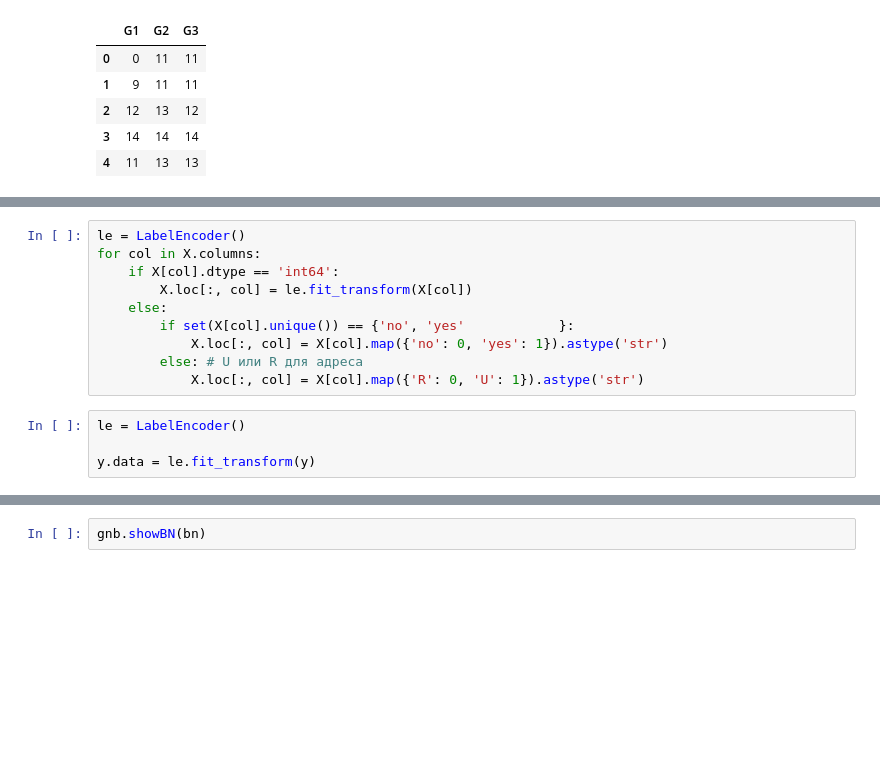
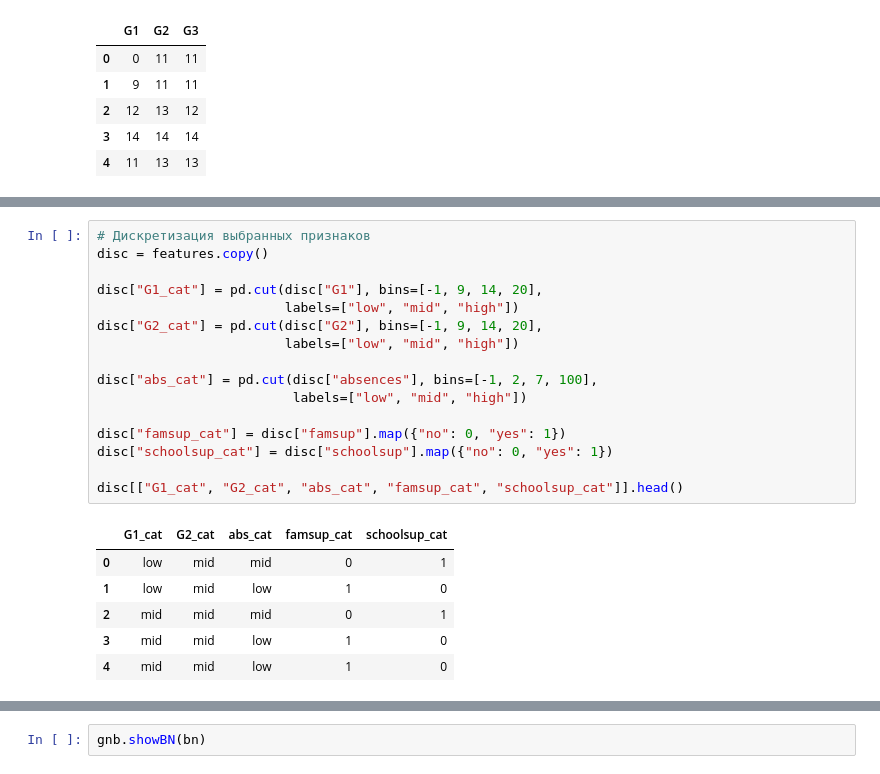
Before and after one commit to OlegTertychnyi/ML-labs-Tert, a Jupyter notebook: lab04/notebooks/lab04.ipynb, the cells around one changed output, grey strips where cells are left out. Drawn from its saved outputs; the diff is of its cells as text; blank space fills up the shorter version.

```diff
--- a/lab04/notebooks/lab04.ipynb
+++ b/lab04/notebooks/lab04.ipynb
@@ -165,16 +205,25 @@ X['famsup'].unique()
 # %% [output]
 array(['no', 'yes'], dtype=object)
 # %%
-le = LabelEncoder()
-for col in X.columns:
-    if X[col].dtype == 'int64':
-        X.loc[:, col] = le.fit_transform(X[col])
-    else:
-        if set(X[col].unique()) == {'no', 'yes'            }:
-            X.loc[:, col] = X[col].map({'no': 0, 'yes': 1}).astype('str')
-        else: # U или R для адреса
-            X.loc[:, col] = X[col].map({'R': 0, 'U': 1}).astype('str')
+# Дискретизация выбранных признаков
+disc = features.copy()
+
+disc["G1_cat"] = pd.cut(disc["G1"], bins=[-1, 9, 14, 20],
+                        labels=["low", "mid", "high"])
+disc["G2_cat"] = pd.cut(disc["G2"], bins=[-1, 9, 14, 20],
+                        labels=["low", "mid", "high"])
+
+disc["abs_cat"] = pd.cut(disc["absences"], bins=[-1, 2, 7, 100],
+                         labels=["low", "mid", "high"])
+
+disc["famsup_cat"] = disc["famsup"].map({"no": 0, "yes": 1})
+disc["schoolsup_cat"] = disc["schoolsup"].map({"no": 0, "yes": 1})
+
+disc[["G1_cat", "G2_cat", "abs_cat", "famsup_cat", "schoolsup_cat"]].head()
+# %% [output]
+|  | G1_cat | G2_cat | abs_cat | famsup_cat | schoolsup_cat |
+| 0 | low | mid | mid | 0 | 1 |
+| 1 | low | mid | low | 1 | 0 |
+| 2 | mid | mid | mid | 0 | 1 |
+| 3 | mid | mid | low | 1 | 0 |
+| 4 | mid | mid | low | 1 | 0 |
-# %%
-le = LabelEncoder()
-
-y.data = le.fit_transform(y)
```
Also changed, not shown: parts of 18 cells of this notebook, 1 other file.
